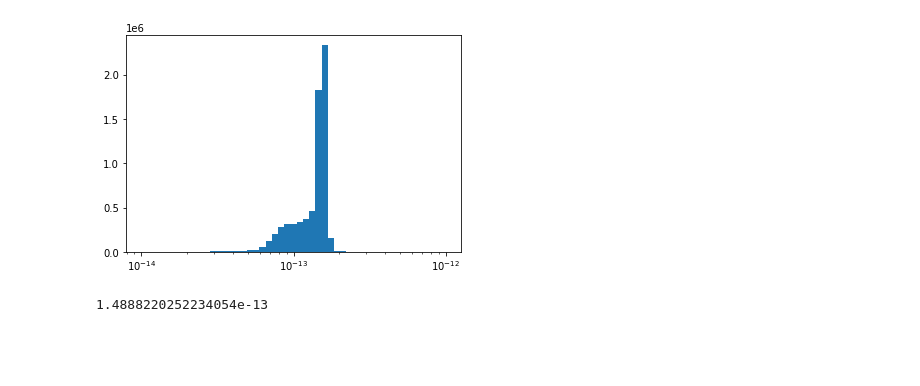
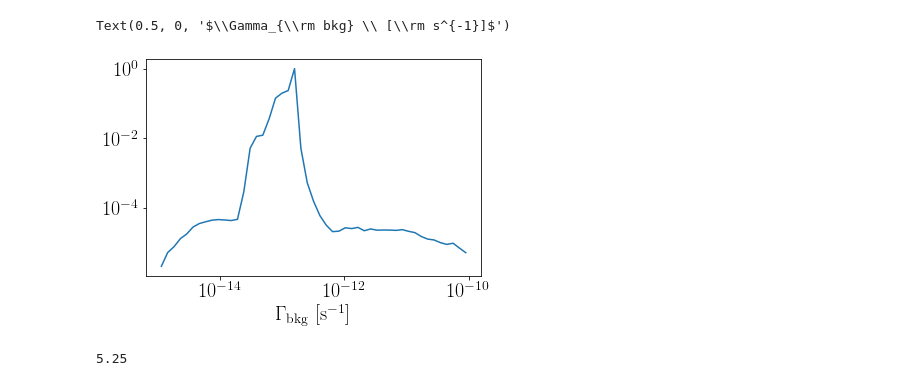
Before and after one commit to zoesuns/mfp, a Jupyter notebook: codes/calc_Gamma_bkg.ipynb, the cells around one changed output. Drawn from its saved outputs; the diff is of its cells as text; code cells hidden in the pictures; blank space fills up the shorter version.

```diff
--- a/codes/calc_Gamma_bkg.ipynb
+++ b/codes/calc_Gamma_bkg.ipynb
@@ -123,6 +123,7 @@ zuni=1/0.1452-1
 Hz=cosmo.H(zuni).value
 # %%
 gammalist=[]
+dr=[]
 losList=glob.glob(rootpath+folder+"lightray*h5")
 for losName in losList[:]:
     lr=yt.load(losName)
@@ -134,6 +135,7 @@ for losName in losList[:]:
     los["xHeI"]=lr.r['gas','RT_HVAR_HeI']/(lr.r['gas','RT_HVAR_HeI']+lr.r['gas','RT_HVAR_HeII']+lr.r['gas','RT_HVAR_HeIII'])
     los["xHeII"]=lr.r['gas','RT_HVAR_HeII']/(lr.r['gas','RT_HVAR_HeI']+lr.r['gas','RT_HVAR_HeII']+lr.r['gas','RT_HVAR_HeIII'])
     gammalist+=list(init_photo_bkg(los)[0][0])
+    dr+=list(lr.r['dl'].v)
 #     plt.plot(init_photo_bkg(los)[0][0],alpha=0.1,c='b')
 # # plt.yscale("log")
 # plt.ylim(1e-13,2e-13)
@@ -159,9 +161,19 @@ yt : [INFO     ] 2024-01-29 15:14:32,754 Parameters: current_time              =
-# %%
-plt.hist(gammalist,bins=np.logspace(-14,-12))
-plt.xscale("log")
-# %% [output]
-[figure, removed]
-# %%
-np.median(gammalist)
-# %% [output]
-1.4888220252234054e-13
+# %%
+val,bine=np.histogram(gammalist,bins=np.logspace(-15,-10),weights=dr)
+# %%
+plt.rcParams["text.usetex"]=True
+plt.rcParams["axes.labelsize"]=20
+plt.rcParams["xtick.labelsize"]=20
+plt.rcParams["ytick.labelsize"]=20
+plt.rcParams["legend.fontsize"]=20
+# %%
+plt.plot((bine[1:]+bine[:-1])/2.,val/np.max(val))
+plt.loglog()
+plt.xlabel(r"$\Gamma_{\rm bkg} \ [\rm s^{-1}]$")
+# %% [output]
+Text(0.5, 0, '$\\Gamma_{\\rm bkg} \\ [\\rm s^{-1}]$')
+[figure, added]
+# %%
+1/0.16-1
+# %% [output]
+5.25
```
Also changed, not shown: parts of 4 cells of this notebook, 2 other files.
